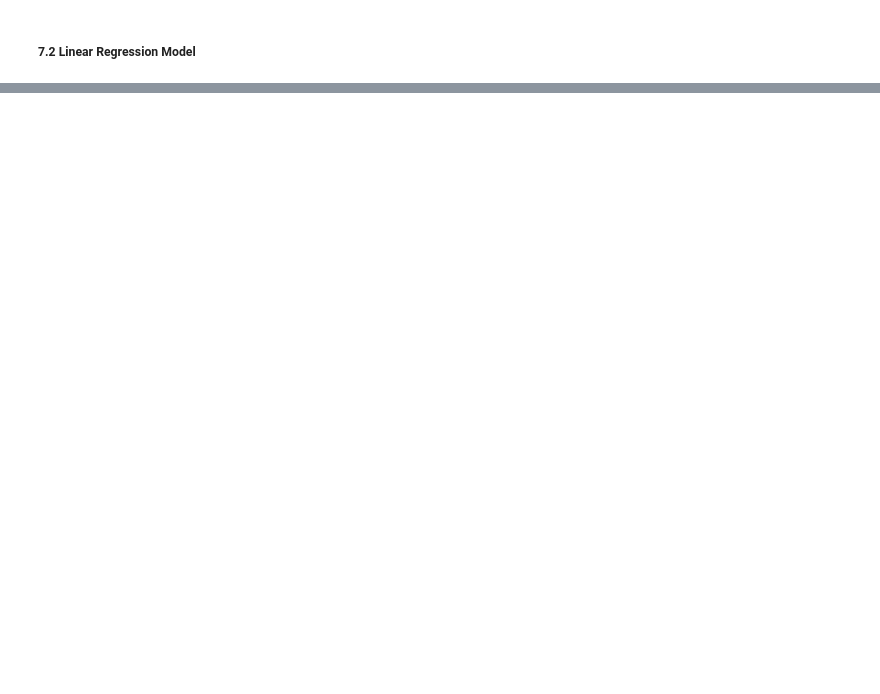
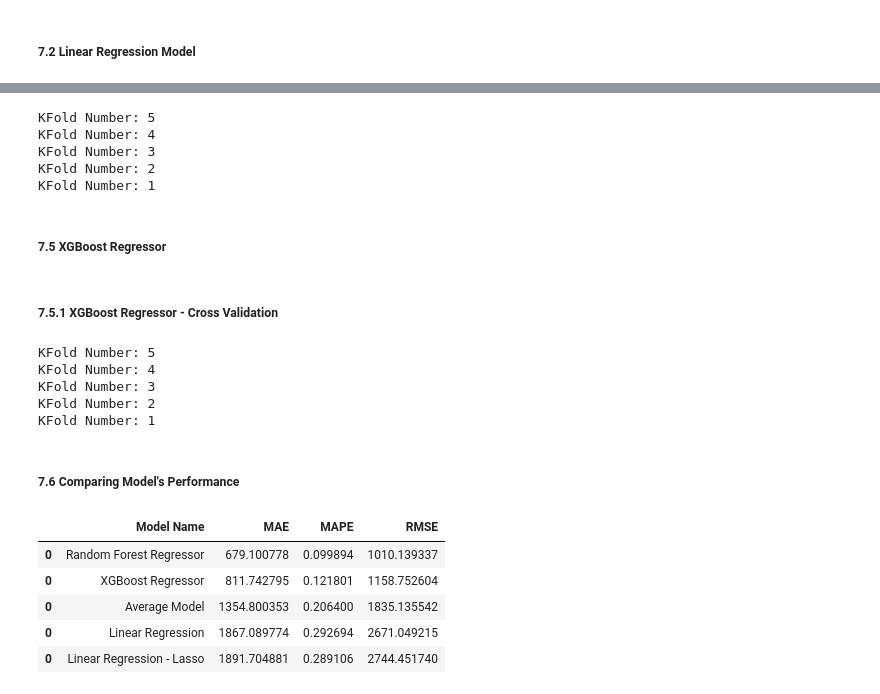
Before and after one commit to RicardoFFdev/rossman_telegram_bot, a Jupyter notebook: mod_05.ipynb, the cells around one changed output, grey strips where cells are left out. Saved outputs shown, nothing was run; the diff lists cells and outputs as text; code cells hidden in the pictures; blank space fills up the shorter version.

Commit message:
cross validation ML applied

```diff
--- a/mod_05.ipynb
+++ b/mod_05.ipynb
@@ -907,7 +908,12 @@ cols_selected_boruta = ['store',
 # columns to add
 feat_to_add = ['date', 'sales']
 
+### Desativados para poder apontar os resultados dos algoritmos
 # final features
-cols_selected_boruta.extend(feat_to_add)
+#cols_selected_boruta.extend(feat_to_add)
+
+# Definindo as colunas para poder realizar a Cross Validation
+cols_selected_boruta_full = cols_selected_boruta.copy()
+cols_selected_boruta_full.extend(feat_to_add)
 # %% [markdown]
 ### 7.0 Machine Learning Modelling
@@ -926,4 +934,4 @@ aux1 = pd.merge(aux1, aux2, how='left', on='store')
 yhat_baseline = aux1['predictions']
 
 # performance
-ml_error('Average Model', np.expm1(y_test), np.expm1(yhat_baseline))
+baseline_result = ml_error('Average Model', np.expm1(y_test), np.expm1(yhat_baseline))
@@ -962,0 +970,9 @@ lrr_result
+# %%
+# model
+rf = RandomForestRegressor(n_estimators=100, n_jobs=-1, random_state=42).fit(x_train, y_train)
+
+# prediction
+yhat_rf = rf.predict(x_test)
+
+# performance
+rf_result = ml_error('Random Forest Regressor', np.expm1(y_test), np.expm1(yhat_rf))
@@ -962,0 +981,45 @@ lrr_result
+# %%
+rf_result_cv = cross_validation(x_training, 5, 'Random Forest Regressor', rf, verbose=True)
+# %% [output]
+KFold Number: 5
+KFold Number: 4
+KFold Number: 3
+KFold Number: 2
+KFold Number: 1
+# %% [markdown]
+##### 7.5 XGBoost Regressor
+# %%
+# model
+model_xgb = xgb.XGBRegressor(objective='reg:squarederror',
+                             n_estimators=128,
+                             eta=0.3,
+                             max_depth=6,
+                             subsample=1).fit(x_train, y_train)
+
+# prediction
+yhat_xgb = model_xgb.predict(x_test)
+
+# performance
+xgb_result = ml_error('XGBoost Regressor', np.expm1(y_test), np.expm1(yhat_xgb))
+# %% [markdown]
+##### 7.5.1 XGBoost Regressor - Cross Validation
+# %%
+xgb_result_cv = cross_validation(x_training, 5, 'XGBoost Regressor', model_xgb, verbose=True)
+# %% [output]
+KFold Number: 5
+KFold Number: 4
+KFold Number: 3
+KFold Number: 2
+KFold Number: 1
+# %% [markdown]
+##### 7.6 Comparing Model's Performance
+# %%
+modelling_result = pd.concat([baseline_result, lr_result, lrr_result, rf_result, xgb_result])
+modelling_result.sort_values('RMSE')
+# %% [output]
+|  | Model Name | MAE | MAPE | RMSE |
+| 0 | Random Forest Regressor | 679.100778 | 0.099894 | 1010.139337 |
+| 0 | XGBoost Regressor | 811.742795 | 0.121801 | 1158.752604 |
+| 0 | Average Model | 1354.800353 | 0.206400 | 1835.135542 |
+| 0 | Linear Regression | 1867.089774 | 0.292694 | 2671.049215 |
+| 0 | Linear Regression - Lasso | 1891.704881 | 0.289106 | 2744.451740 |
```
Also changed, not shown: parts of 23 cells of this notebook.
